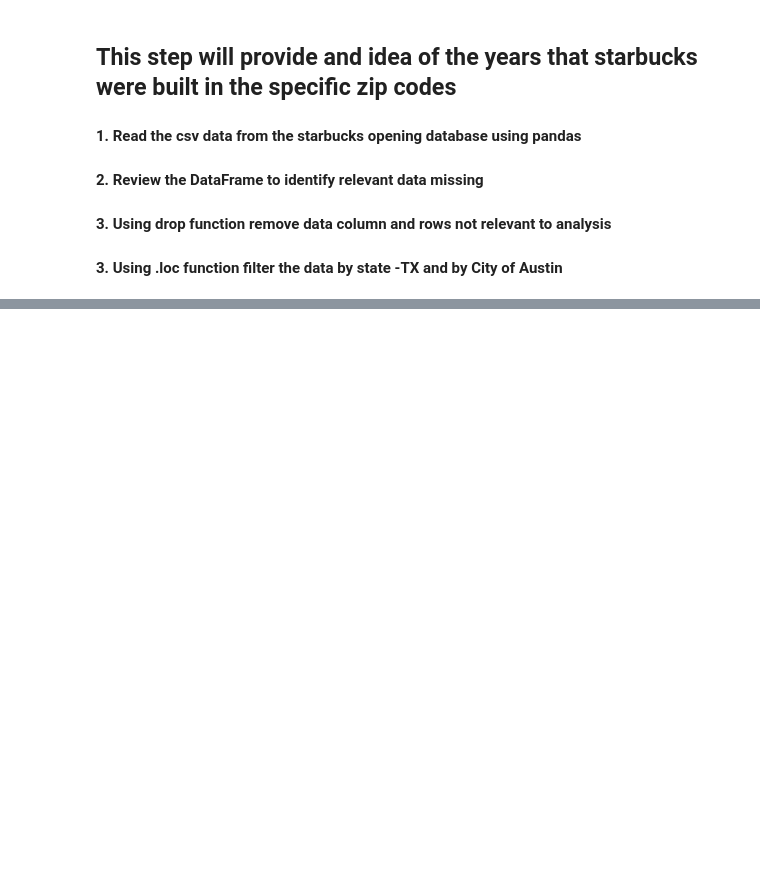
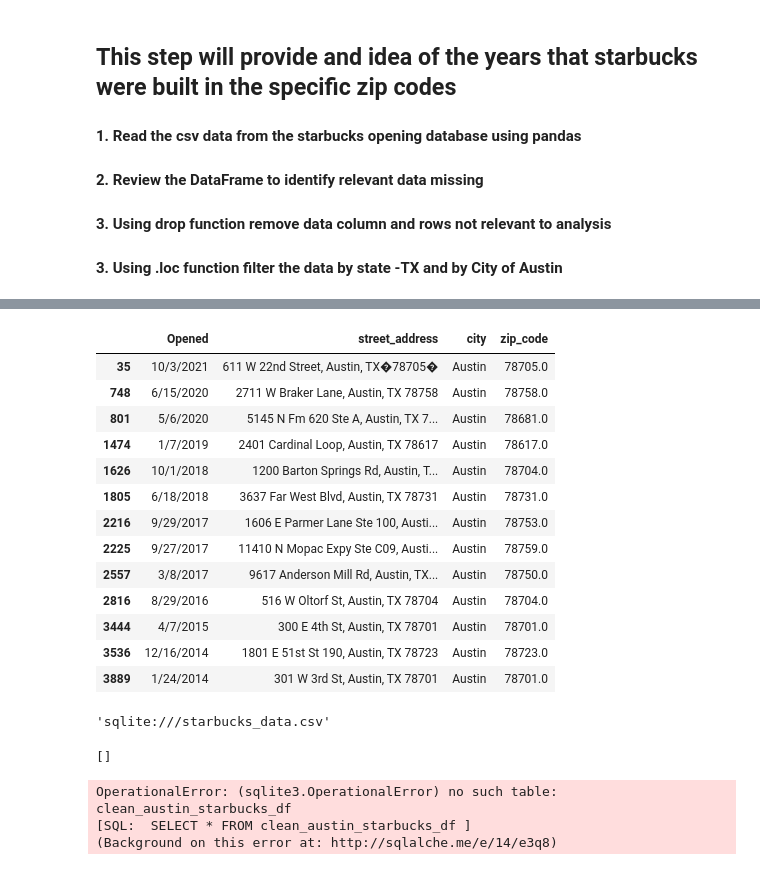
Before and after one commit to EGeorge2021r/Fintech5Falcons, a Jupyter notebook: Resources/project1_estate_data.ipynb, the cells around one changed output, grey strips where cells are left out. Saved outputs shown, nothing was run; the diff lists cells and outputs as text; code cells hidden in the pictures; blank space fills up the shorter version.

```diff
--- a/Resources/project1_estate_data.ipynb
+++ b/Resources/project1_estate_data.ipynb
@@ -251,3 +280,42 @@ austin_starbucks_opening_df
+# %%
+clean_starbucks_opening_df = austin_starbucks_opening_df.drop(['name', 'market'], axis=1)
+clean_starbucks_opening_df
+# %% [output]
+|  | Opened | street_address | city | zip_code |
+| 35 | 10/3/2021 | 611 W 22nd Street, Austin, TX�78705� | Austin | 78705.0 |
+| 748 | 6/15/2020 | 2711 W Braker Lane, Austin, TX 78758 | Austin | 78758.0 |
+| 801 | 5/6/2020 | 5145 N Fm 620 Ste A, Austin, TX 7... | Austin | 78681.0 |
+| 1474 | 1/7/2019 | 2401 Cardinal Loop, Austin, TX 78617 | Austin | 78617.0 |
+| 1626 | 10/1/2018 | 1200 Barton Springs Rd, Austin, T... | Austin | 78704.0 |
+| 1805 | 6/18/2018 | 3637 Far West Blvd, Austin, TX 78731 | Austin | 78731.0 |
+| 2216 | 9/29/2017 | 1606 E Parmer Lane Ste 100, Austi... | Austin | 78753.0 |
+| 2225 | 9/27/2017 | 11410 N Mopac Expy Ste C09, Austi... | Austin | 78759.0 |
+| 2557 | 3/8/2017 | 9617 Anderson Mill Rd, Austin, TX... | Austin | 78750.0 |
+| 2816 | 8/29/2016 | 516 W Oltorf St, Austin, TX 78704 | Austin | 78704.0 |
+| 3444 | 4/7/2015 | 300 E 4th St, Austin, TX 78701 | Austin | 78701.0 |
+| 3536 | 12/16/2014 | 1801 E 51st St 190, Austin, TX 78723 | Austin | 78723.0 |
+| 3889 | 1/24/2014 | 301 W 3rd St, Austin, TX 78701 | Austin | 78701.0 |
+# %%
+database_connection_string = 'sqlite:///starbucks_data.csv'
+database_connection_string
+# %% [output]
+'sqlite:///starbucks_data.csv'
+# %%
+engine = sqlalchemy.create_engine(database_connection_string)
+
+engine.table_names()
+# %% [output]
+[]
+# %%
+# Write a SQL SELECT statement to select the zipcode column
+# Sort the results in descending order and return only the top 10 return values
+query = """ SELECT * FROM clean_austin_starbucks_df """
+clean_austin_starbucks_df = pd.read_sql_query(query, con=engine)
+#clean_austin_starbucks_df
+# %% [output]
+OperationalError: (sqlite3.OperationalError) no such table: clean_austin_starbucks_df
+[SQL:  SELECT * FROM clean_austin_starbucks_df ]
+(Background on this error at: http://sqlalche.me/e/14/e3q8)
 # %%
 starbucks_data_df= pd.read_csv(
     Path("../Resources/data/starbucks_data.csv")
```
Also changed, not shown: parts of 5 cells of this notebook, 1 other file.
